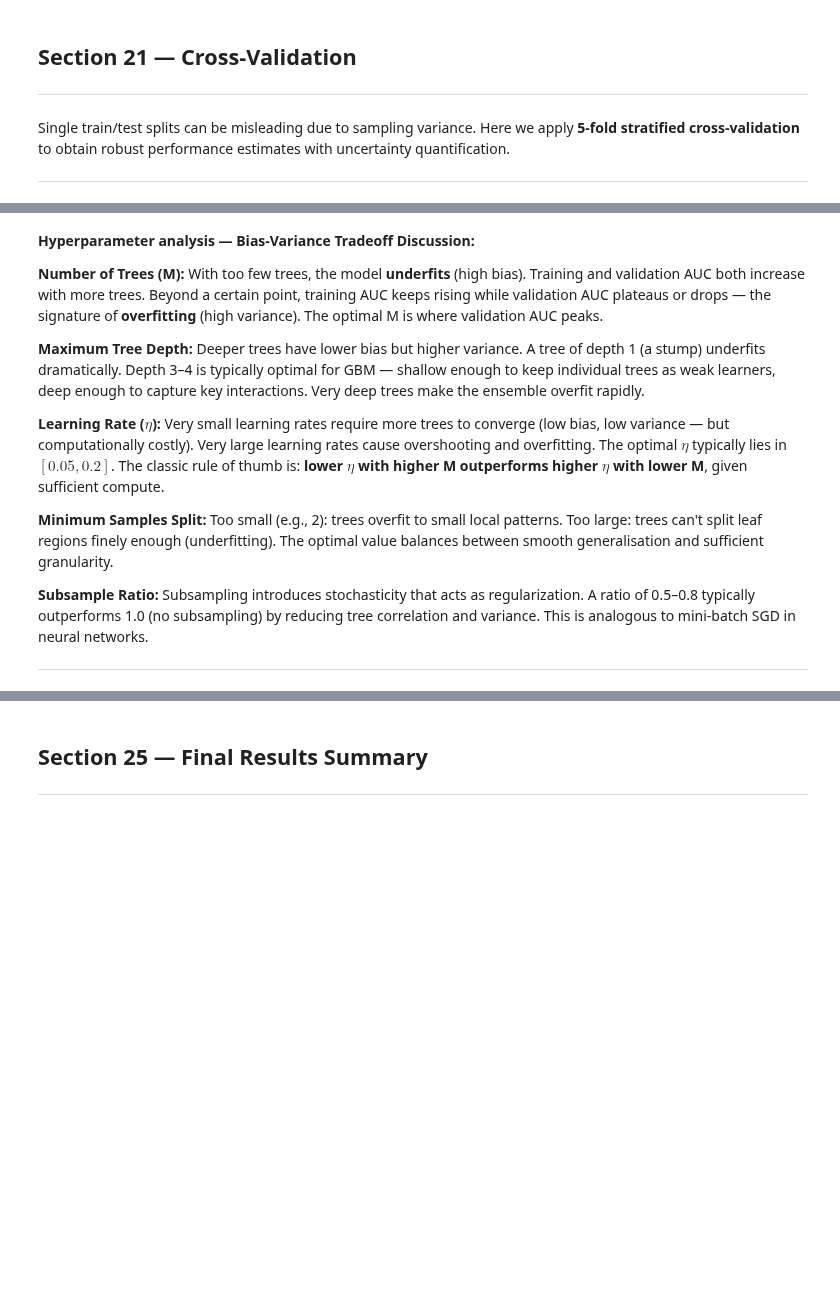
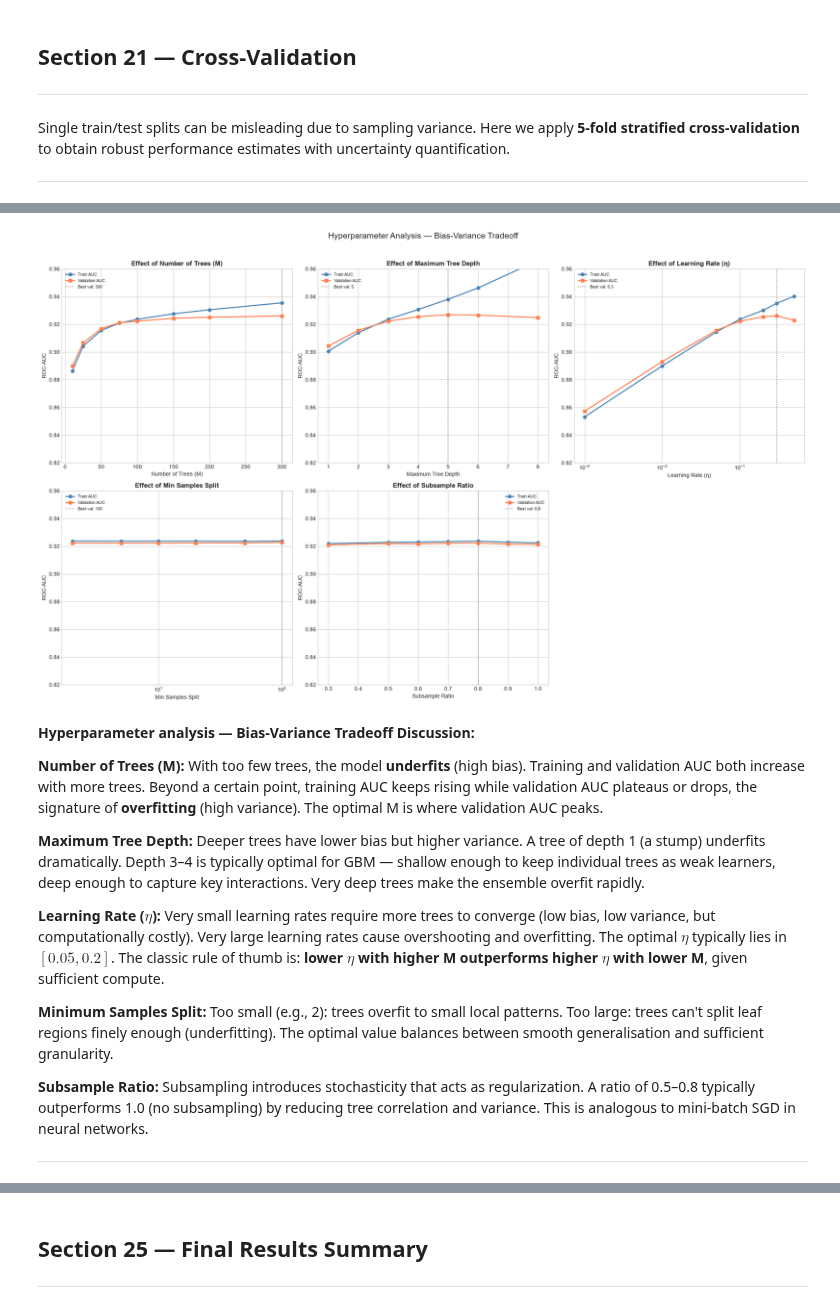
Before and after one commit to FranklinNwankwo/Implementing_Machine_learning_Algorithms_from_First_Principles, a Jupyter notebook: 1. Supervised_Learning/5. gradient_boosting_adult_census_income/notebook/Gradient_Boosting (Adult_Census_Income).ipynb, the cells around one changed output, grey strips where cells are left out. Saved outputs shown, nothing was run; the diff lists cells and outputs as text; code cells hidden in the pictures; blank space fills up the shorter version.

```diff
--- a/1. Supervised_Learning/5. gradient_boosting_adult_census_income/notebook/Gradient_Boosting (Adult_Census_Income).ipynb
+++ b/1. Supervised_Learning/5. gradient_boosting_adult_census_income/notebook/Gradient_Boosting (Adult_Census_Income).ipynb
@@ -2834,14 +3169,14 @@ We analyse how each key hyperparameter affects the bias-variance tradeoff. This
 
 ---
 # %%
-# ============================================================
 # SECTION 22 — Hyperparameter Analysis
-# ============================================================
 
 # Helper: train sklearn GBM variant and return train/val AUC
 def run_sweep(param_name: str, param_values: list, base_params: dict) -> dict:
     """
     Sweep a single hyperparameter and record train/val metrics.
+    Test set is deliberately excluded here — it's touched only once,
+    at the very end, on the final chosen configuration.
 
     Parameters
     ----------
@@ -2851,20 +3186,18 @@ def run_sweep(param_name: str, param_values: list, base_params: dict) -> dict:
 
     Returns
     -------
-    dict with keys: param_values, train_auc, val_auc, test_auc
+    dict with keys: values, train, val
     """
-    train_aucs, val_aucs, test_aucs = [], [], []
+    train_aucs, val_aucs = [], []
     for val in param_values:
         params = {**base_params, param_name: val}
-        # Remove early_stopping_rounds — not a sklearn GBM param
         sklearn_params = {k: v for k, v in params.items()
                          if k not in ("early_stopping_rounds",)}
         model = SklearnGBC(**sklearn_params)
         model.fit(X_train, y_train)
         train_aucs.append(roc_auc_score(y_train, model.predict_proba(X_train)[:, 1]))
         val_aucs.append(  roc_auc_score(y_val,   model.predict_proba(X_val)[:, 1]))
-        test_aucs.append( roc_auc_score(y_test,  model.predict_proba(X_test)[:, 1]))
-    return {"values": param_values, "train": train_aucs, "val": val_aucs, "test": test_aucs}
+    return {"values": param_values, "train": train_aucs, "val": val_aucs}
 
 base = {
     "n_estimators":      100,
@@ -2891,3 +3224,6 @@ for param, values in sweeps.items():
     sweep_results[param] = run_sweep(param, values, base)
 
 print("\n✓ All sweeps complete.")
+print("Note: sweeps use Sklearn GBM as a surrogate for GBM Scratch (for speed);")
+print("trends shown reflect the algorithm's sensitivity, not the scratch model directly.")
+print("Test set was not evaluated during sweeping — it stays untouched until final reporting.")
@@ -2894,5 +3242,5 @@ print("\n✓ All sweeps complete.")
 # %%
-# ── Visualise sweeps ─────────────────────────────────────────
+# Visualise sweeps
 fig, axes = plt.subplots(2, 3, figsize=(20, 12))
 axes = axes.flatten()
 
@@ -2905,46 +3253,46 @@ param_labels = {
 }
 
 for i, (param, (xlabel, xscale)) in enumerate(param_labels.items()):
     ax = axes[i]
     res = sweep_results[param]
     ax.plot(res["values"], res["train"], "o-", color="steelblue",
             linewidth=2, markersize=6, label="Train AUC")
     ax.plot(res["values"], res["val"],   "s-", color="coral",
             linewidth=2, markersize=6, label="Validation AUC")
-    ax.plot(res["values"], res["test"],  "^-", color="seagreen",
-            linewidth=2, markersize=6, label="Test AUC", linestyle="--")
 
     # Mark the best validation value
     best_idx = int(np.argmax(res["val"]))
     ax.axvline(res["values"][best_idx], color="gray",
                linestyle=":", linewidth=1.5,
                label=f"Best val: {res['values'][best_idx]}")
 
     ax.set_title(f"Effect of {xlabel}", fontsize=12, fontweight="bold")
     ax.set_xlabel(xlabel, fontsize=10)
     ax.set_ylabel("ROC-AUC", fontsize=10)
     ax.set_xscale(xscale)
     ax.legend(fontsize=8)
     ax.set_ylim(0.82, 0.96)
 
 # Hide the 6th (unused) subplot
 axes[5].set_visible(False)
 
 plt.suptitle("Hyperparameter Analysis — Bias-Variance Tradeoff",
              fontsize=15, y=1.02)
 plt.tight_layout()
 plt.show()
+# %% [output]
+[figure, added]
 # %% [markdown]
 **Hyperparameter analysis — Bias-Variance Tradeoff Discussion:**
 
 **Number of Trees (M):**
-With too few trees, the model **underfits** (high bias). Training and validation AUC both increase with more trees. Beyond a certain point, training AUC keeps rising while validation AUC plateaus or drops — the signature of **overfitting** (high variance). The optimal M is where validation AUC peaks.
+With too few trees, the model **underfits** (high bias). Training and validation AUC both increase with more trees. Beyond a certain point, training AUC keeps rising while validation AUC plateaus or drops, the signature of **overfitting** (high variance). The optimal M is where validation AUC peaks.
 
 **Maximum Tree Depth:**
 Deeper trees have lower bias but higher variance. A tree of depth 1 (a stump) underfits dramatically. Depth 3–4 is typically optimal for GBM — shallow enough to keep individual trees as weak learners, deep enough to capture key interactions. Very deep trees make the ensemble overfit rapidly.
 
 **Learning Rate ($\eta$):**
-Very small learning rates require more trees to converge (low bias, low variance — but computationally costly). Very large learning rates cause overshooting and overfitting. The optimal $\eta$ typically lies in $[0.05, 0.2]$. The classic rule of thumb is: **lower $\eta$ with higher M outperforms higher $\eta$ with lower M**, given sufficient compute.
+Very small learning rates require more trees to converge (low bias, low variance, but computationally costly). Very large learning rates cause overshooting and overfitting. The optimal $\eta$ typically lies in $[0.05, 0.2]$. The classic rule of thumb is: **lower $\eta$ with higher M outperforms higher $\eta$ with lower M**, given sufficient compute.
 
 **Minimum Samples Split:**
 Too small (e.g., 2): trees overfit to small local patterns. Too large: trees can't split leaf regions finely enough (underfitting). The optimal value balances between smooth generalisation and sufficient granularity.
```
Also changed, not shown: parts of 117 cells of this notebook, 10 other files.
